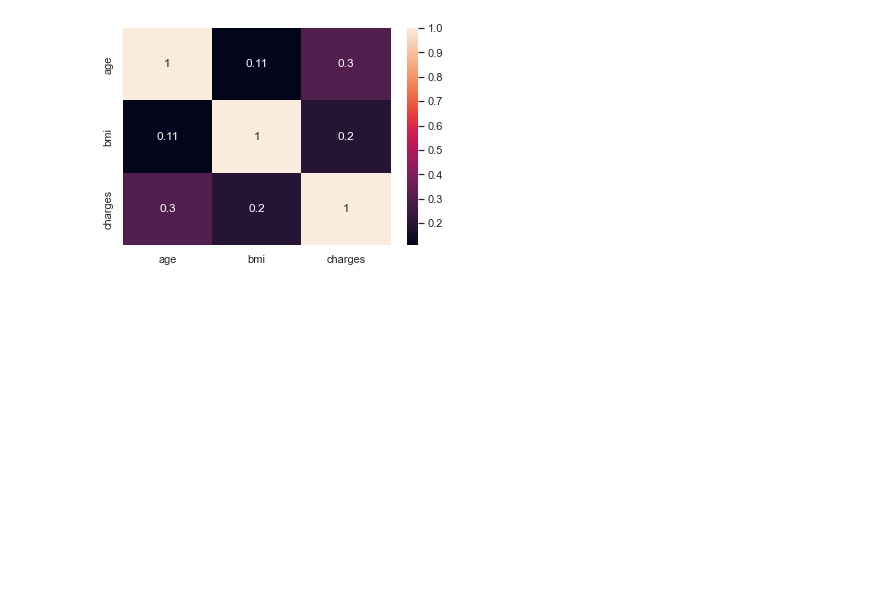
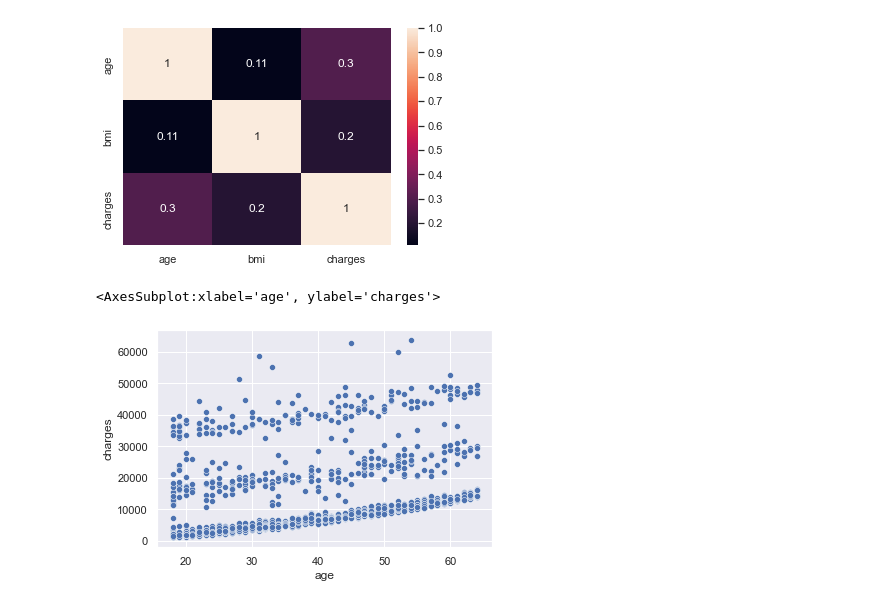
Before and after one commit to VincentBrunner/medical-insurance-portfolio-project, a Jupyter notebook: Untitled.ipynb, the cells around one changed output. Drawn from its saved outputs; the diff is of its cells as text; code cells hidden in the pictures; blank space fills up the shorter version.

```diff
--- a/Untitled.ipynb
+++ b/Untitled.ipynb
@@ -193,3 +220,8 @@ sns.heatmap(insurance_df[["age", "bmi", "smoker", "charges"]].corr(), annot=True
 # %% [output]
 <AxesSubplot:>
 [figure]
+# %%
+sns.scatterplot(insurance_df["age"], insurance_df["charges"])
+# %% [output]
+<AxesSubplot:xlabel='age', ylabel='charges'>
+[figure, added]
```
Also changed, not shown: parts of 11 cells of this notebook.
